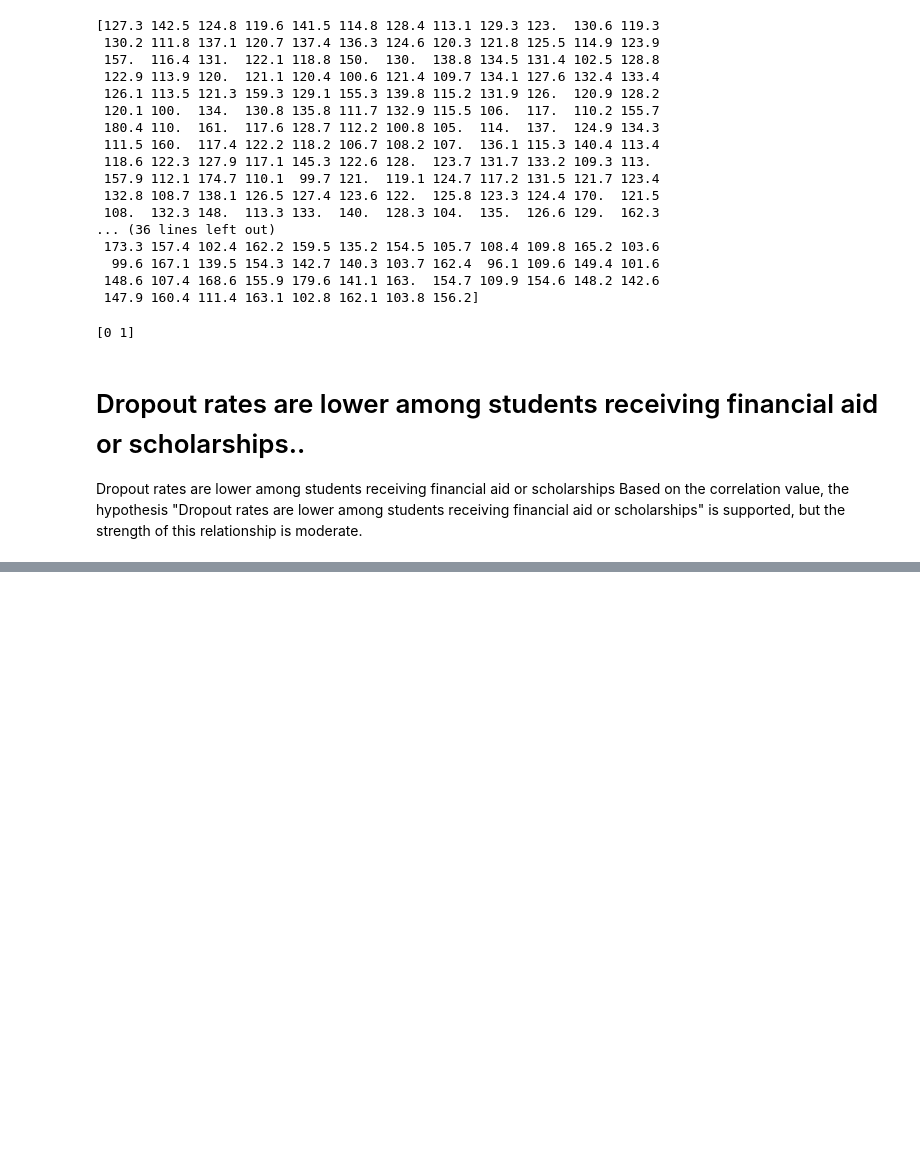
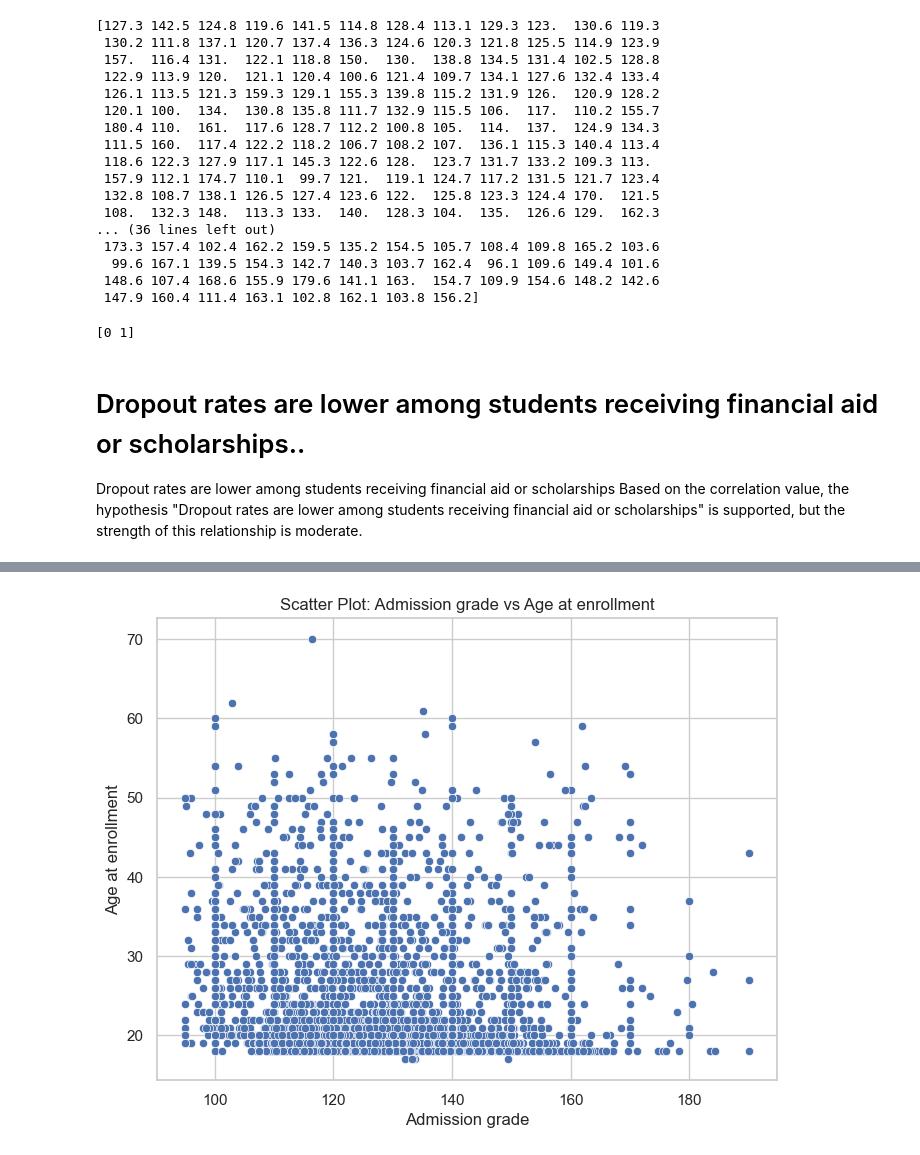
Before and after one commit to Glory995/StudentDroupoutPrediction, a Jupyter notebook: studentdroupout.ipynb, the cells around one changed output, grey strips where cells are left out. Saved outputs shown, nothing was run; the diff lists cells and outputs as text; code cells hidden in the pictures; blank space fills up the shorter version.

```diff
--- a/studentdroupout.ipynb
+++ b/studentdroupout.ipynb
@@ -550,0 +637,12 @@ P-value: 1.1766316558275064e-61
+# %%
+
+# Scatter plot of two numerical variables, e.g., 'Admission grade' and 'Age at enrollment'
+plt.figure(figsize=(8, 6))
+sns.scatterplot(x='Admission grade', y='Age at enrollment', data=data)
+plt.title('Scatter Plot: Admission grade vs Age at enrollment')
+plt.xlabel('Admission grade')
+plt.ylabel('Age at enrollment')
+plt.grid(True)
+plt.show()
+# %% [output]
+[figure, added]
```
Also changed, not shown: parts of 38 cells of this notebook, 5 other files.
